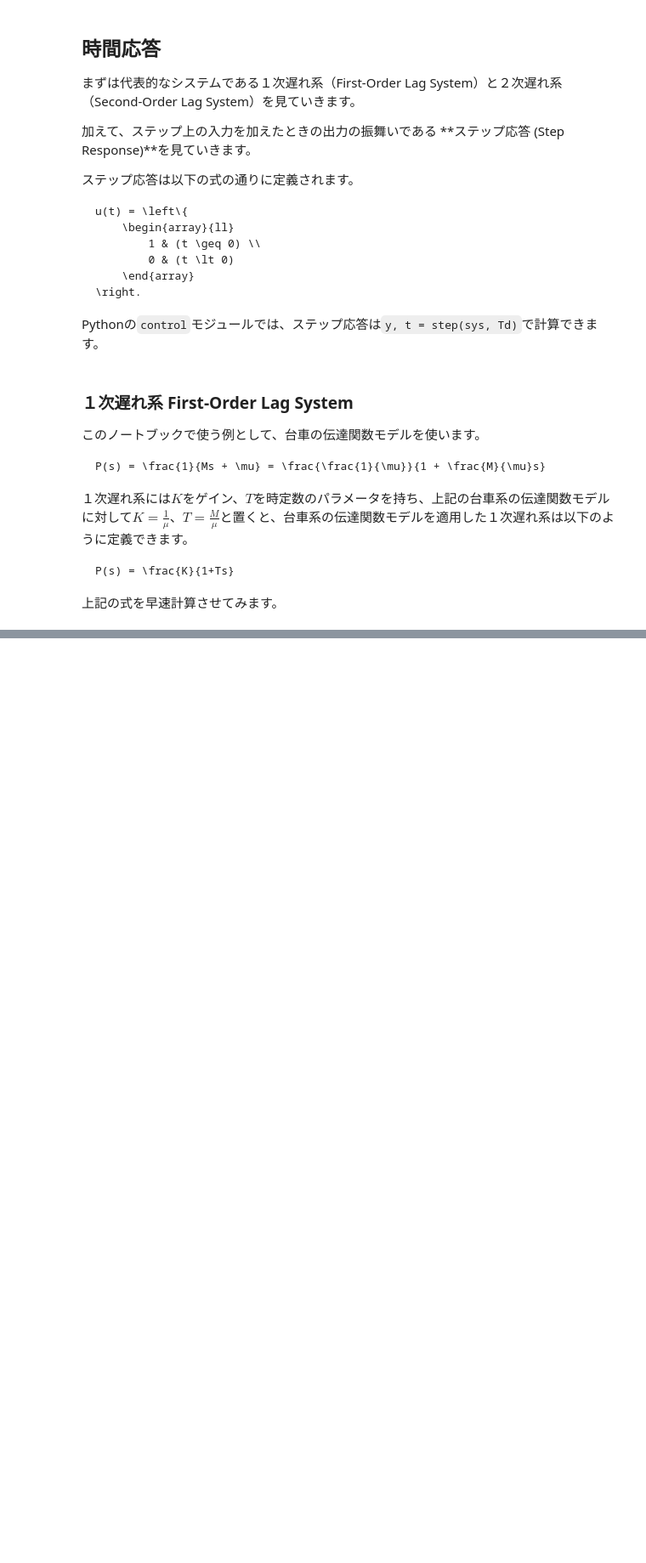
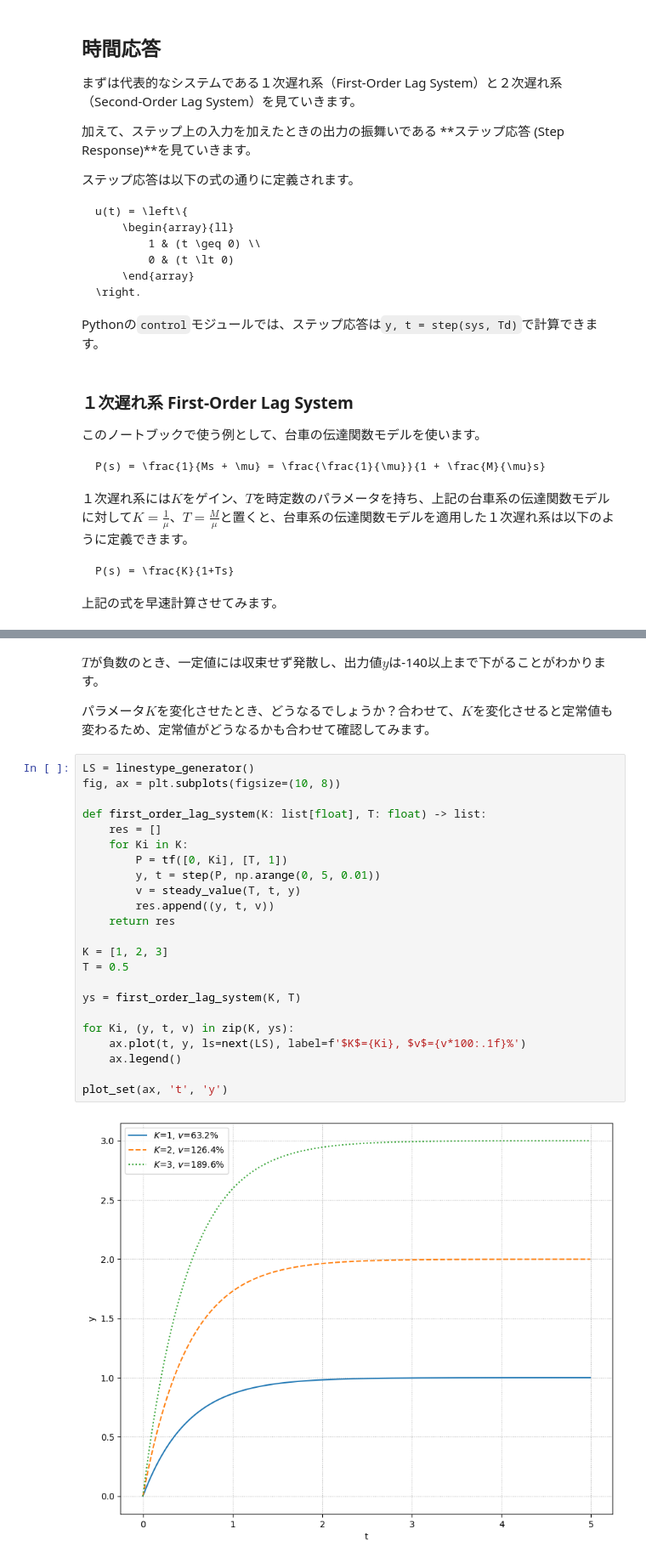
Before and after one commit to Suitai095/Python-Control-Engineering, a Jupyter notebook: notebook/Chapter04/behavior_of_control.ipynb, the cells around one changed output, grey strips where cells are left out. Shown at 85% size. Cells and saved outputs as stored; diff of their text form; blank space fills up the shorter version.

```diff
--- a/notebook/Chapter04/behavior_of_control.ipynb
+++ b/notebook/Chapter04/behavior_of_control.ipynb
@@ -56,0 +116,29 @@ plot_set(ax, 't', 'y')
+# %% [markdown]
+$T$が負数のとき、一定値には収束せず発散し、出力値$y$は-140以上まで下がることがわかります。
+
+パラメータ$K$を変化させたとき、どうなるでしょうか？合わせて、$K$を変化させると定常値も変わるため、定常値がどうなるかも合わせて確認してみます。
+# %%
+LS = linestype_generator()
+fig, ax = plt.subplots(figsize=(10, 8))
+
+def first_order_lag_system(K: list[float], T: float) -> list:
+    res = []
+    for Ki in K:
+        P = tf([0, Ki], [T, 1])
+        y, t = step(P, np.arange(0, 5, 0.01))
+        v = steady_value(T, t, y)
+        res.append((y, t, v))
+    return res
+
+K = [1, 2, 3]
+T = 0.5
+
+ys = first_order_lag_system(K, T)
+
+for Ki, (y, t, v) in zip(K, ys):
+    ax.plot(t, y, ls=next(LS), label=f'$K$={Ki}, $v$={v*100:.1f}%')
+    ax.legend()
+
+plot_set(ax, 't', 'y')
+# %% [output]
+[figure, added]
```
Also changed, not shown: parts of 8 cells of this notebook, 1 other file.
